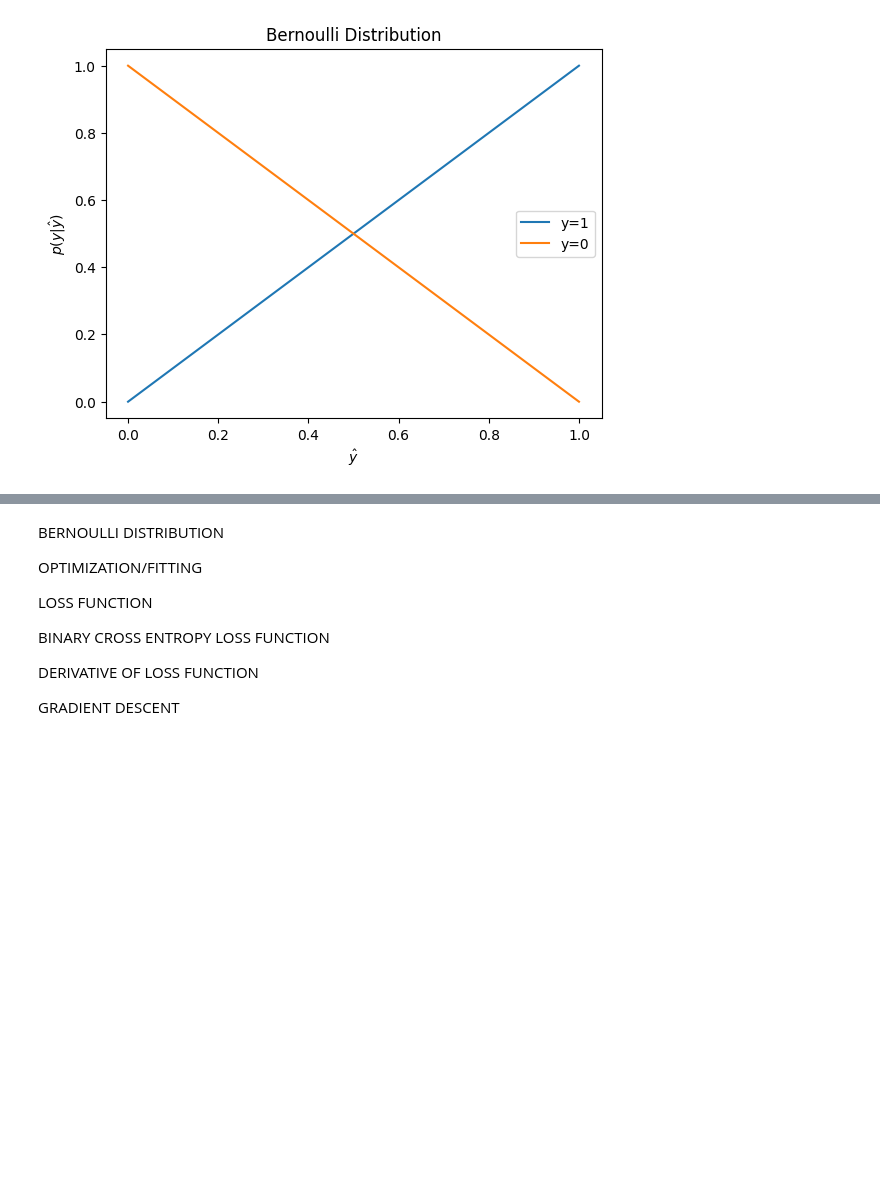
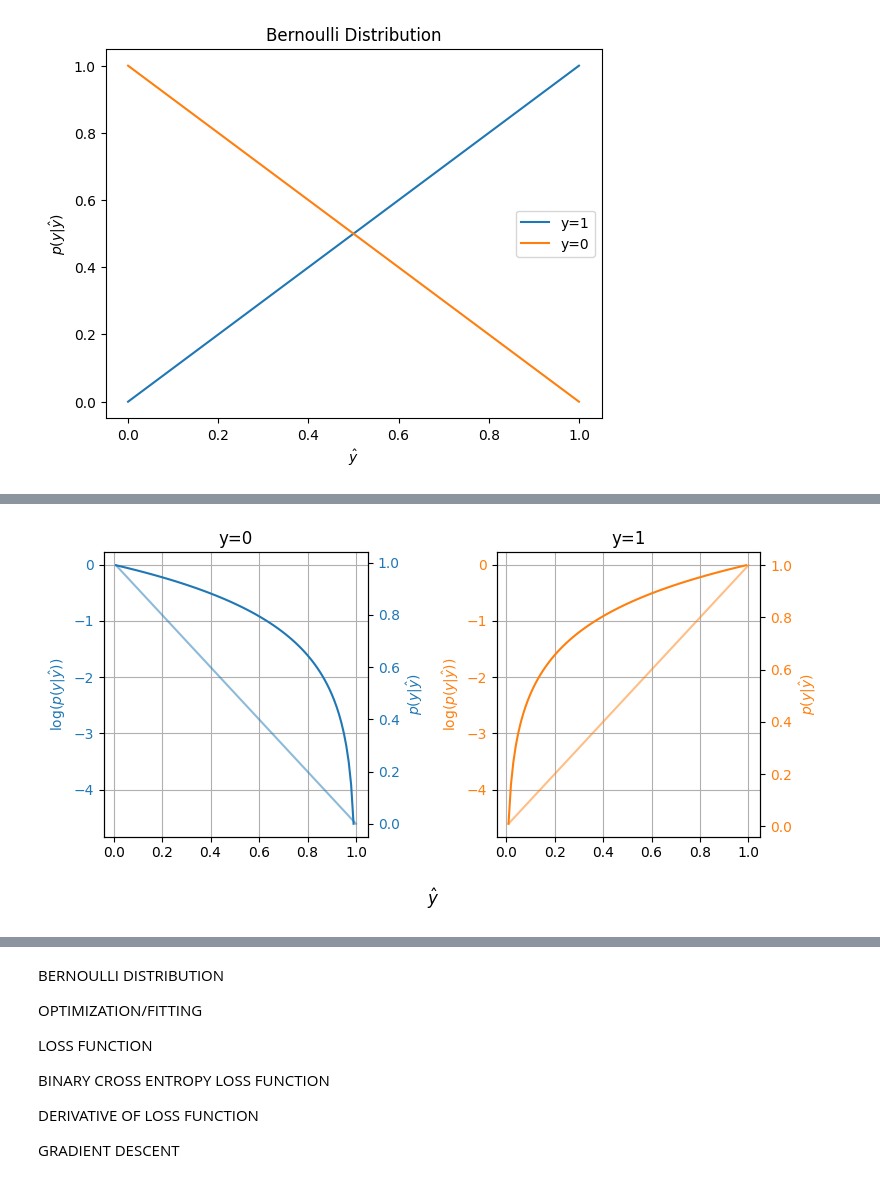
Before and after one commit to dbheadley/DecodingTheBrain, a Jupyter notebook: Week4/notes.ipynb, the cells around one changed output, grey strips where cells are left out. Saved outputs shown, nothing was run; the diff lists cells and outputs as text; code cells hidden in the pictures; blank space fills up the shorter version.

```diff
--- a/Week4/notes.ipynb
+++ b/Week4/notes.ipynb
@@ -149,0 +155,34 @@ array([ True,  True,  True,  True,  True,  True,  True,  True,  True,
+# %%
+# log of the Bernoulli distribution
+def log_bernoulli(y, y_hat):
+    return (y*np.log(y_hat) + (1-y)*np.log(1-y_hat))
+
+
+# plot comparison of Bernoulli and log Bernoulli
+x = np.linspace(0.01, 1, 100)
+
+fig, ax = plt.subplots(1,2, figsize=(8,4))
+ax[0].plot(x, log_bernoulli(0, x), label='log Bernoulli')
+axb = ax[0].twinx()
+axb.plot(x, bernoulli_dist(0, x), label='Bernoulli', color='tab:blue', alpha=0.5)
+axb.tick_params(axis='y', labelcolor='tab:blue')
+axb.set_ylabel('$p(y|\hat{y})$', color='tab:blue')
+ax[0].set_title('y=0')
+ax[0].grid()
+ax[0].set_ylabel('$\log(p(y|\hat{y}))$', color='tab:blue')
+ax[0].tick_params(axis='y', labelcolor='tab:blue')
+
+ax[1].plot(x, log_bernoulli(1, x), label='log Bernoulli', color='tab:orange')
+axb = ax[1].twinx()
+axb.plot(x, bernoulli_dist(1, x), label='Bernoulli', color='tab:orange', alpha=0.5)
+axb.tick_params(axis='y', labelcolor='tab:orange')
+axb.set_ylabel('$p(y|\hat{y})$', color='tab:orange')
+ax[1].set_title('y=1')
+ax[1].grid()
+ax[1].set_ylabel('$\log(p(y|\hat{y}))$', color='tab:orange')
+ax[1].tick_params(axis='y', labelcolor='tab:orange')
+
+fig.supxlabel(r'$\hat{y}$')
+fig.tight_layout()
+# %% [output]
+[figure, added]
```
Also changed, not shown: parts of 13 cells of this notebook.
